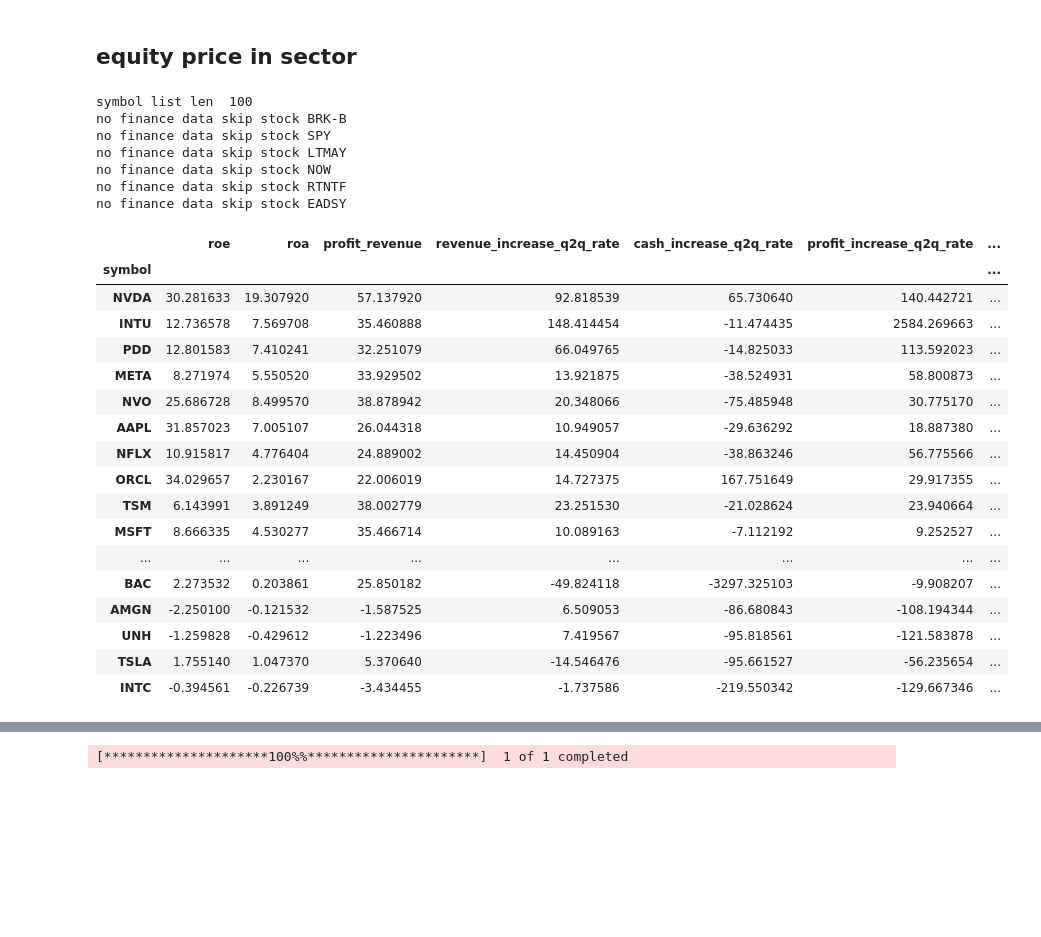
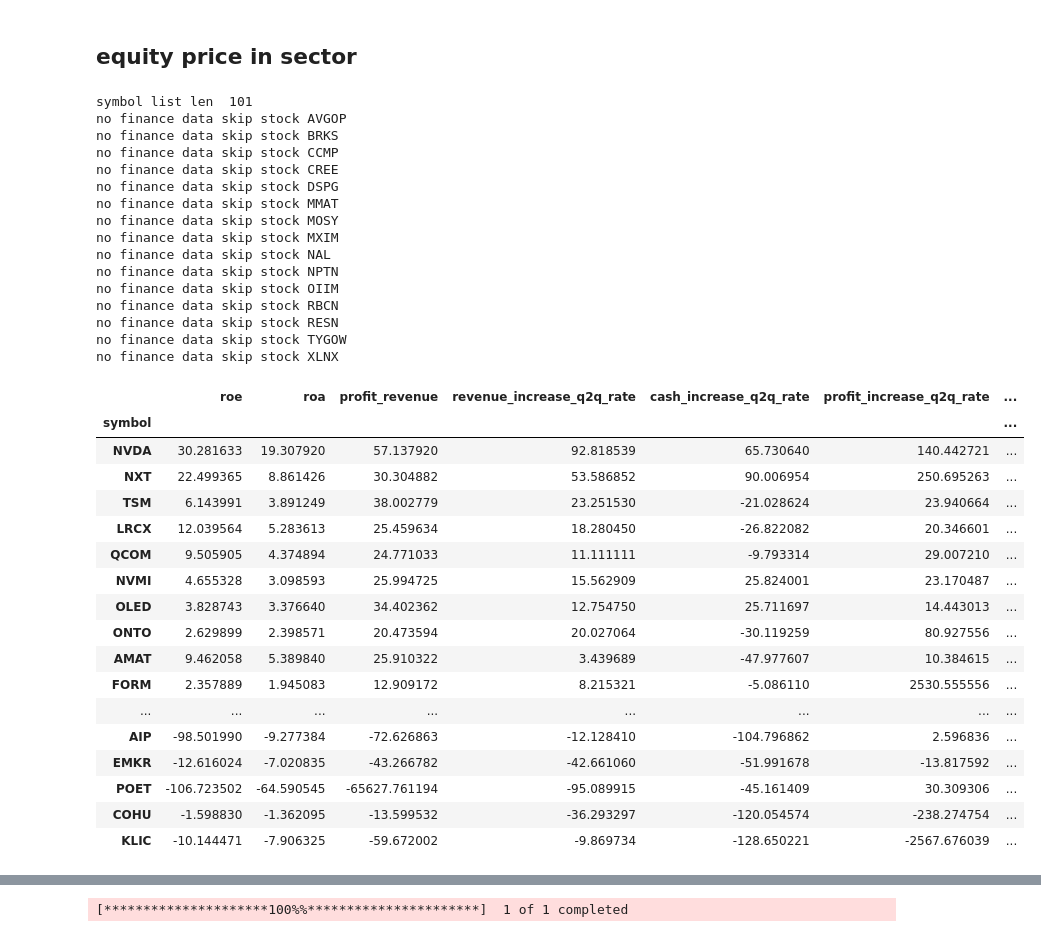
Before and after one commit to wellzero/quant_free, a Jupyter notebook: research/finance_xq.ipynb, the cells around one changed output, grey strips where cells are left out. Cells and saved outputs as stored; diff of their text form; code cells hidden in the pictures; blank space fills up the shorter version.

```diff
--- a/research/finance_xq.ipynb
+++ b/research/finance_xq.ipynb
@@ -72,7 +73,9 @@ symbols = ["MSFT", "AAPL", "NVDA", "GOOG","AMZN","META","BRK-B","TSM"]
 # data = us_equity_daily_data_load(symbols = symbols, option = 'close')
 
 symbols = us_equity_symbol_load()
-symbols = symbols.head(100)
+
+symbols = us_dir0_load_csv(dir0 = 'symbol', filename='Semiconductors_Equipment.csv')['symbol'].values
+# symbols = symbols.head(100)
 
 # symbols = [
 #   'NVDA',
@@ -117,54 +120,63 @@ symbols = symbols.head(100)
 # 'AIP',
 # 'GCTS',
 # 'QUIK',
 # 'MRAM'
 # ]
 # symbols = ['AAPL', 'NVDA']
 #symbols = ['TEAM', 'IAU', 'DKILY', 'OLCLY']
 # symbols = ['WFC', 'AXP', 'BX', 'GS']
 # us_analysis_finance = us_equity_efinance_factor(symbols)
 # finance_factors = us_analysis_finance.finance_factors_calc()
 
 
 # symbols = ['AAPL', 'NVDA', 'MSFT', 'AMD', 'GOOG', 'TSLA', 'AVGO', 'NXPI', 'ADI', 'QCOM', 'TSM' 'ARM']
 # symbol_list = ['000408']
 # symbols = ['AMD', 'TXN', 'MU']
 print("symbol list len ", len(symbols))
 factors = ['roe', 'roa', 'profit_revenue', 'revenue_increase_q2q_rate', 'cash_increase_q2q_rate', 'profit_increase_q2q_rate']
 start_time = '2024-03-01'
 end_time = '2024-06-01'
 us_analysis_finance = us_equity_xq_factor(symbols, factors,  start_time, end_time)
 result = us_analysis_finance.finance_factors_rank()
 
 # us_equity_research_folder("finance", 'finance_factors_rank.csv', result)
 # print(result)
 display(result[0])
 display(result[1])
 # %% [output]
-symbol list len  100
-no finance data skip stock BRK-B
-no finance data skip stock SPY
-no finance data skip stock LTMAY
-no finance data skip stock NOW
-no finance data skip stock RTNTF
-no finance data skip stock EADSY
+symbol list len  101
+no finance data skip stock AVGOP
+no finance data skip stock BRKS
+no finance data skip stock CCMP
+no finance data skip stock CREE
+no finance data skip stock DSPG
+no finance data skip stock MMAT
+no finance data skip stock MOSY
+no finance data skip stock MXIM
+no finance data skip stock NAL
+no finance data skip stock NPTN
+no finance data skip stock OIIM
+no finance data skip stock RBCN
+no finance data skip stock RESN
+no finance data skip stock TYGOW
+no finance data skip stock XLNX
 |  | roe | roa | profit_revenue | revenue_increase_q2q_rate | cash_increase_q2q_rate | profit_increase_q2q_rate | ... |
 | symbol |  |  |  |  |  |  | ... |
 | NVDA | 30.281633 | 19.307920 | 57.137920 | 92.818539 | 65.730640 | 140.442721 | ... |
-| INTU | 12.736578 | 7.569708 | 35.460888 | 148.414454 | -11.474435 | 2584.269663 | ... |
-| PDD | 12.801583 | 7.410241 | 32.251079 | 66.049765 | -14.825033 | 113.592023 | ... |
-| META | 8.271974 | 5.550520 | 33.929502 | 13.921875 | -38.524931 | 58.800873 | ... |
-| NVO | 25.686728 | 8.499570 | 38.878942 | 20.348066 | -75.485948 | 30.775170 | ... |
-| AAPL | 31.857023 | 7.005107 | 26.044318 | 10.949057 | -29.636292 | 18.887380 | ... |
-| NFLX | 10.915817 | 4.776404 | 24.889002 | 14.450904 | -38.863246 | 56.775566 | ... |
-| ORCL | 34.029657 | 2.230167 | 22.006019 | 14.727375 | 167.751649 | 29.917355 | ... |
+| NXT | 22.499365 | 8.861426 | 30.304882 | 53.586852 | 90.006954 | 250.695263 | ... |
 | TSM | 6.143991 | 3.891249 | 38.002779 | 23.251530 | -21.028624 | 23.940664 | ... |
-| MSFT | 8.666335 | 4.530277 | 35.466714 | 10.089163 | -7.112192 | 9.252527 | ... |
+| LRCX | 12.039564 | 5.283613 | 25.459634 | 18.280450 | -26.822082 | 20.346601 | ... |
+| QCOM | 9.505905 | 4.374894 | 24.771033 | 11.111111 | -9.793314 | 29.007210 | ... |
+| NVMI | 4.655328 | 3.098593 | 25.994725 | 15.562909 | 25.824001 | 23.170487 | ... |
+| OLED | 3.828743 | 3.376640 | 34.402362 | 12.754750 | 25.711697 | 14.443013 | ... |
+| ONTO | 2.629899 | 2.398571 | 20.473594 | 20.027064 | -30.119259 | 80.927556 | ... |
+| AMAT | 9.462058 | 5.389840 | 25.910322 | 3.439689 | -47.977607 | 10.384615 | ... |
+| FORM | 2.357889 | 1.945083 | 12.909172 | 8.215321 | -5.086110 | 2530.555556 | ... |
 | ... | ... | ... | ... | ... | ... | ... | ... |
-| BAC | 2.273532 | 0.203861 | 25.850182 | -49.824118 | -3297.325103 | -9.908207 | ... |
-| AMGN | -2.250100 | -0.121532 | -1.587525 | 6.509053 | -86.680843 | -108.194344 | ... |
-| UNH | -1.259828 | -0.429612 | -1.223496 | 7.419567 | -95.818561 | -121.583878 | ... |
-| TSLA | 1.755140 | 1.047370 | 5.370640 | -14.546476 | -95.661527 | -56.235654 | ... |
-| INTC | -0.394561 | -0.226739 | -3.434455 | -1.737586 | -219.550342 | -129.667346 | ... |
+| AIP | -98.501990 | -9.277384 | -72.626863 | -12.128410 | -104.796862 | 2.596836 | ... |
+| EMKR | -12.616024 | -7.020835 | -43.266782 | -42.661060 | -51.991678 | -13.817592 | ... |
+| POET | -106.723502 | -64.590545 | -65627.761194 | -95.089915 | -45.161409 | 30.309306 | ... |
+| COHU | -1.598830 | -1.362095 | -13.599532 | -36.293297 | -120.054574 | -238.274754 | ... |
+| KLIC | -10.144471 | -7.906325 | -59.672002 | -9.869734 | -128.650221 | -2567.676039 | ... |
 |  | roe | roa | profit_revenue | revenue_increase_q2q_rate | cash_increase_q2q_rate | profit_increase_q2q_rate | ... |
 | symbol |  |  |  |  |  |  | ... |
```
Also changed, not shown: parts of 2 cells of this notebook, 2 other files.
